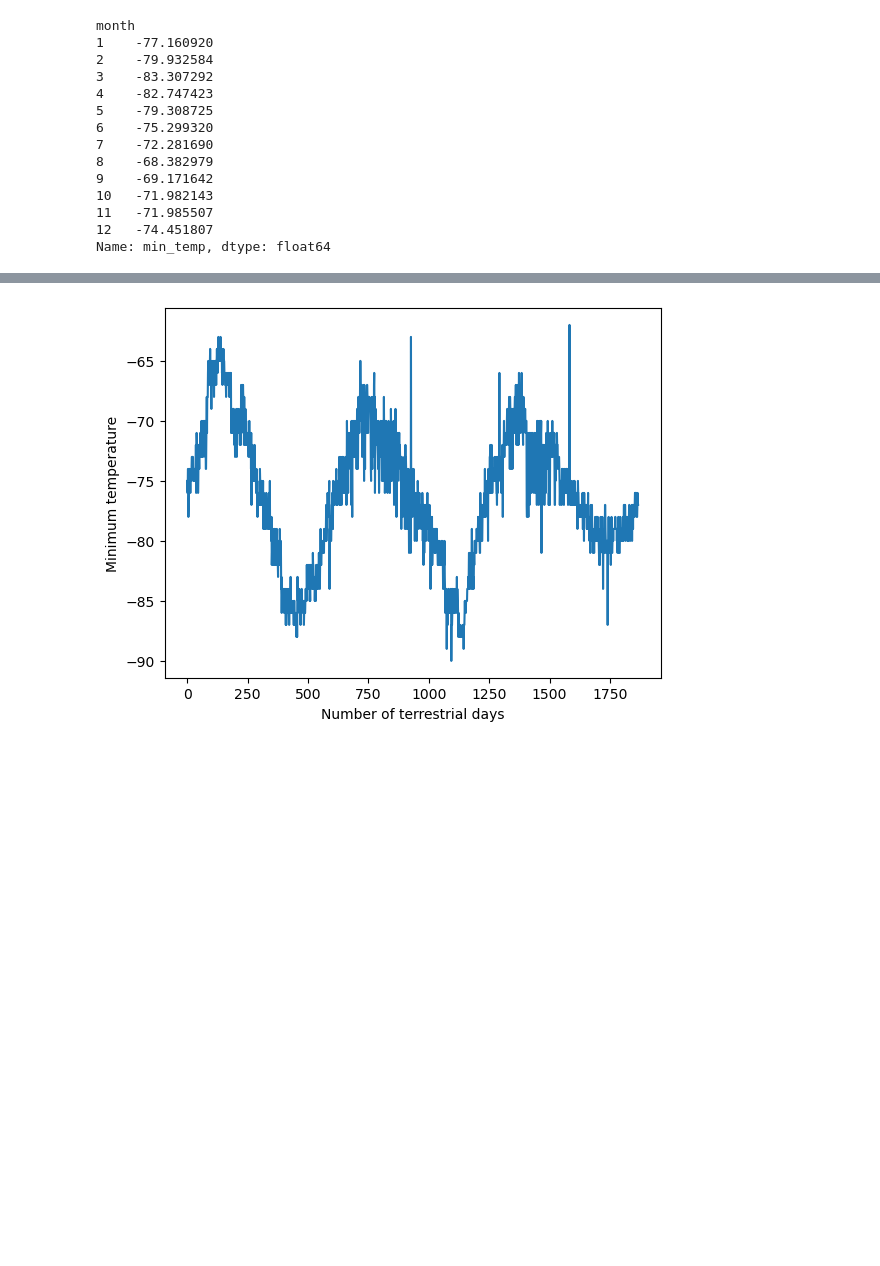
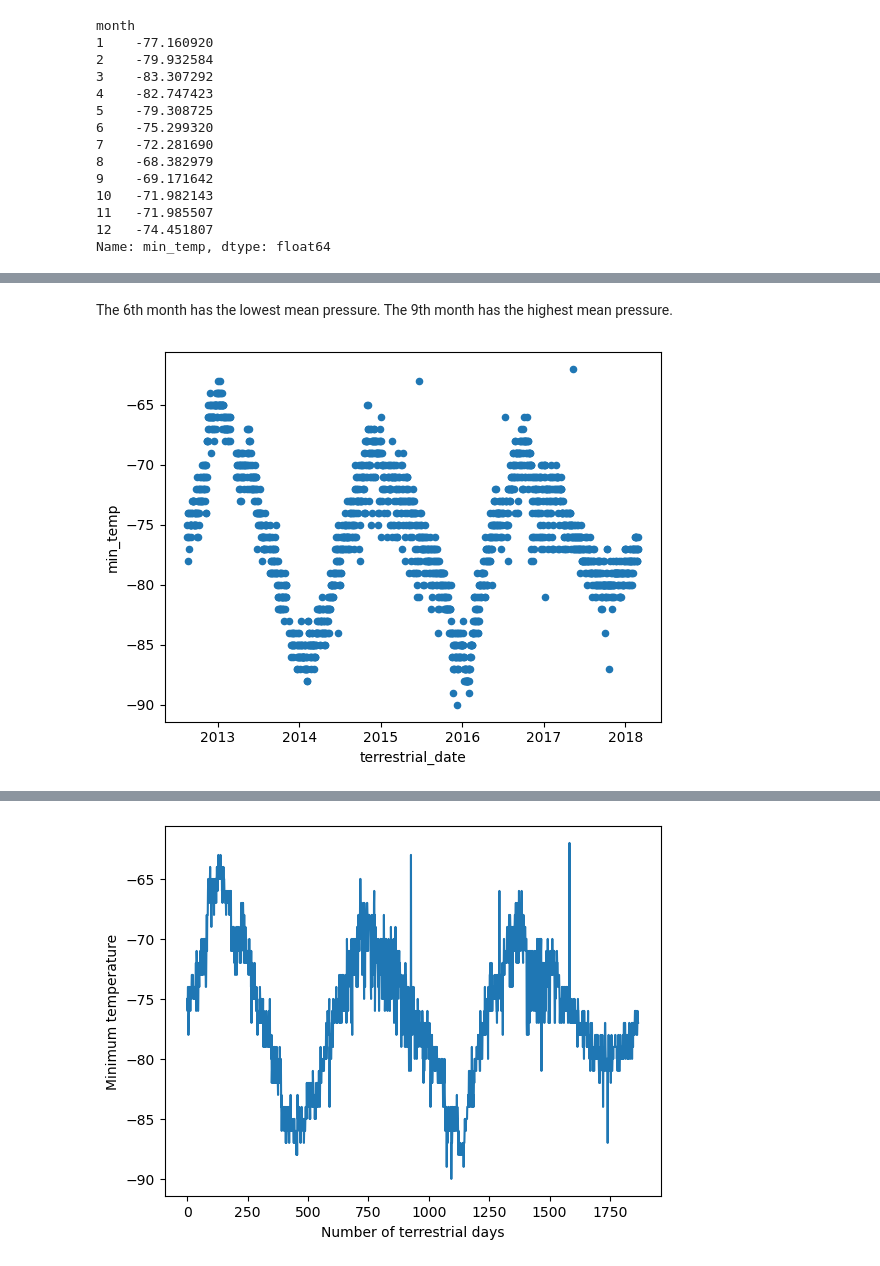
Before and after one commit to AshleyJubilee/mars-scraper-challenge, a Jupyter notebook: part_2_mars_weather.ipynb, the cells around one changed output, grey strips where cells are left out. Drawn from its saved outputs; the diff is of its cells as text; code cells hidden in the pictures; blank space fills up the shorter version.

```diff
--- a/part_2_mars_weather.ipynb
+++ b/part_2_mars_weather.ipynb
@@ -205,0 +223,6 @@ Name: pressure, dtype: float64
+# %% [markdown]
+The 6th month has the lowest mean pressure. The 9th month has the highest mean pressure.
+# %%
+marsMinDayBar = marsData.plot.scatter(x='terrestrial_date', y='min_temp', )
+# %% [output]
+[figure, added]
```
Also changed, not shown: parts of 14 cells of this notebook, 1 other file.
